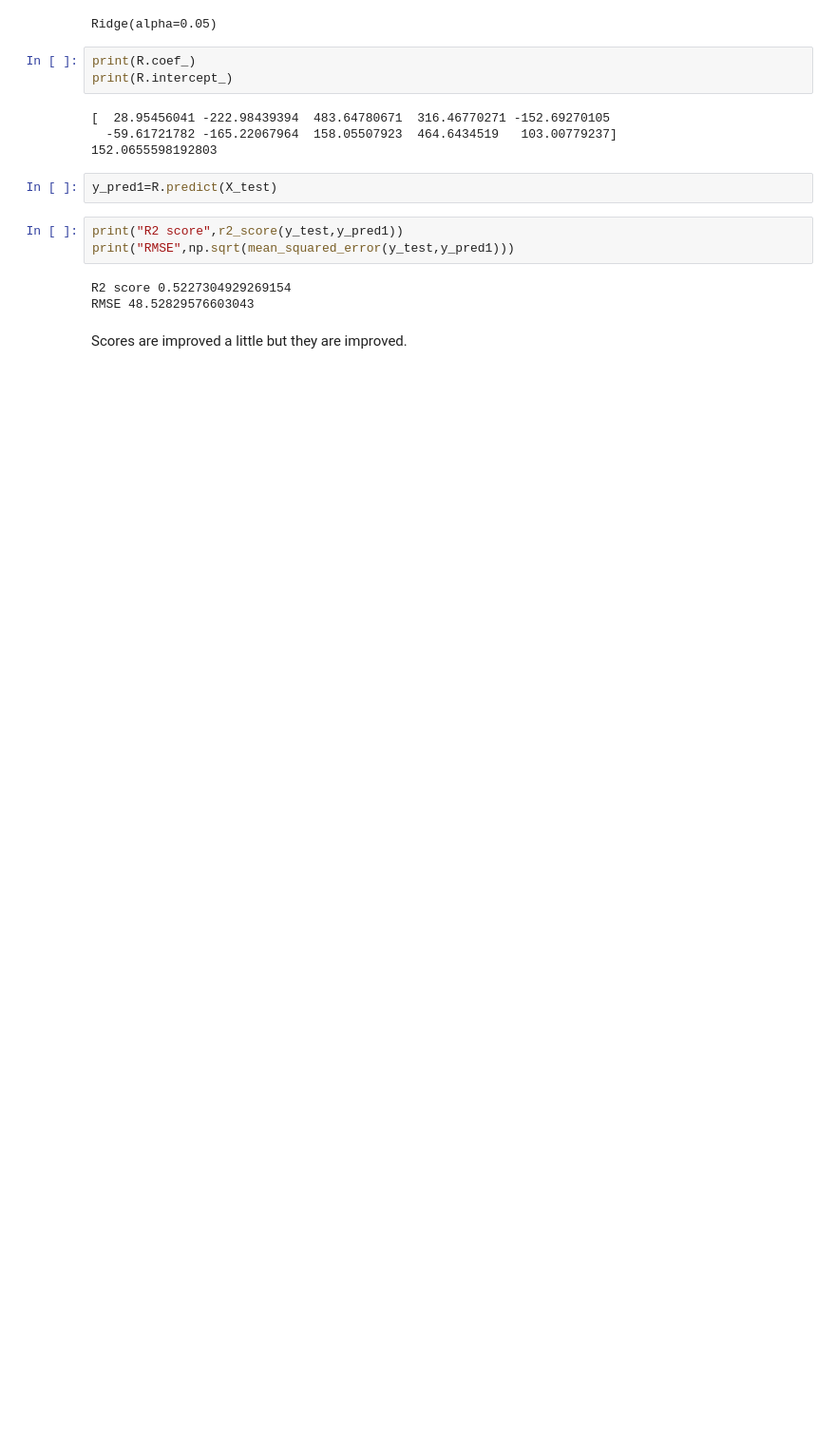
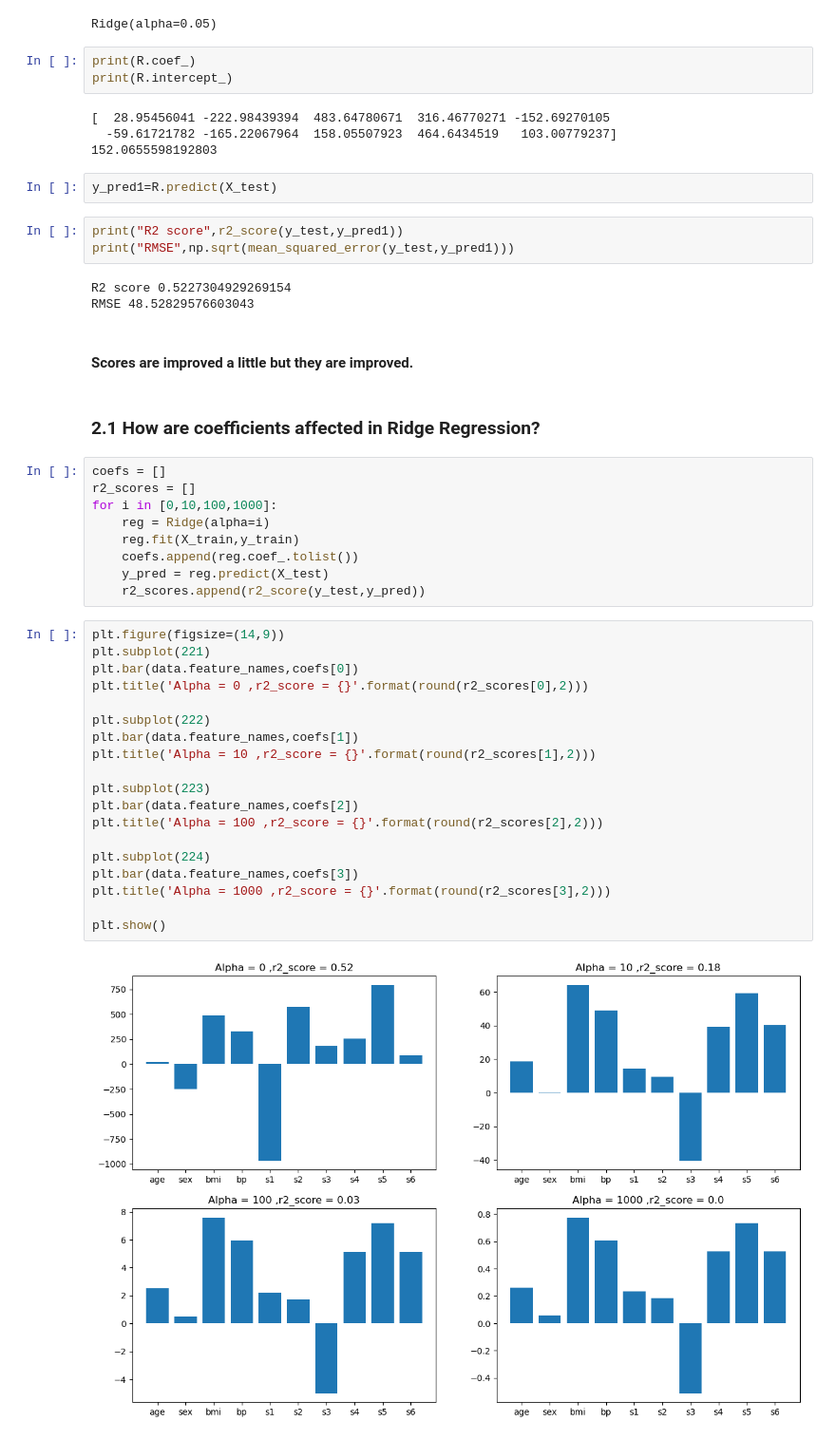
Before and after one commit to PrimEGameR123/ML, a Jupyter notebook: Regularization.ipynb, the cells around one changed output. Shown at 95% size. Cells and saved outputs as stored; diff of their text form; blank space fills up the shorter version.

```diff
--- a/Regularization.ipynb
+++ b/Regularization.ipynb
@@ -250,4 +342,36 @@ print("RMSE",np.sqrt(mean_squared_error(y_test,y_pred1)))
 R2 score 0.5227304929269154
 RMSE 48.52829576603043
 # %% [markdown]
-Scores are improved a little but they are improved.
+#### Scores are improved a little but they are improved.
+# %% [markdown]
+### 2.1 How are coefficients affected in Ridge Regression?
+# %%
+coefs = []
+r2_scores = []
+for i in [0,10,100,1000]:
+    reg = Ridge(alpha=i)
+    reg.fit(X_train,y_train)
+    coefs.append(reg.coef_.tolist())
+    y_pred = reg.predict(X_test)
+    r2_scores.append(r2_score(y_test,y_pred))
+# %%
+plt.figure(figsize=(14,9))
+plt.subplot(221)
+plt.bar(data.feature_names,coefs[0])
+plt.title('Alpha = 0 ,r2_score = {}'.format(round(r2_scores[0],2)))
+
+plt.subplot(222)
+plt.bar(data.feature_names,coefs[1])
+plt.title('Alpha = 10 ,r2_score = {}'.format(round(r2_scores[1],2)))
+
+plt.subplot(223)
+plt.bar(data.feature_names,coefs[2])
+plt.title('Alpha = 100 ,r2_score = {}'.format(round(r2_scores[2],2)))
+
+plt.subplot(224)
+plt.bar(data.feature_names,coefs[3])
+plt.title('Alpha = 1000 ,r2_score = {}'.format(round(r2_scores[3],2)))
+
+plt.show()
+# %% [output]
+[figure, added]
```
Also changed, not shown: parts of 44 cells of this notebook.
